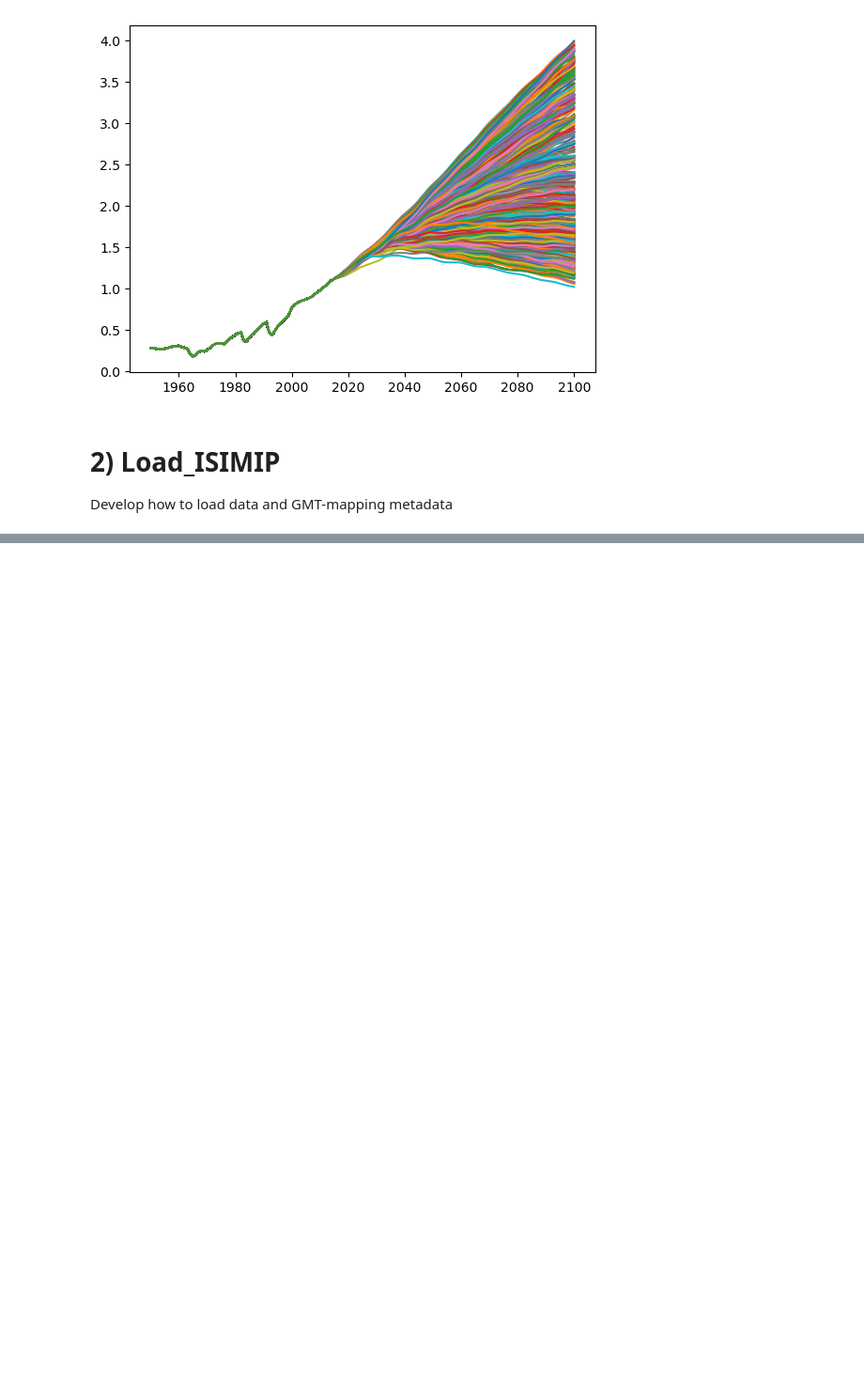
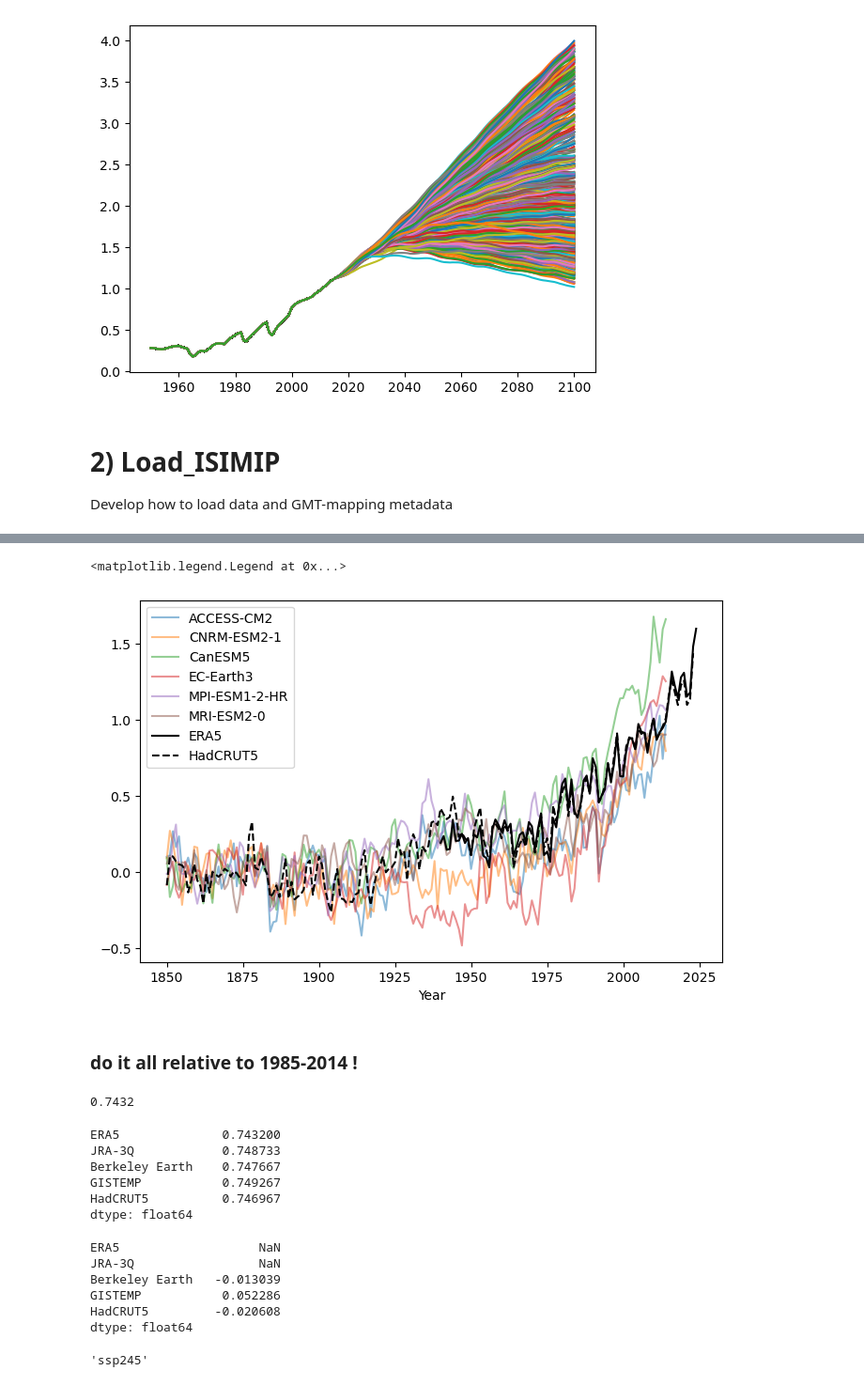
Before and after one commit to rosapietroiusti/dem4cli, a Jupyter notebook: development/dem4cli-dev-v2-part2.ipynb, the cells around one changed output, grey strips where cells are left out. Shown at 94% size. Drawn from its saved outputs; the diff is of its cells as text; code cells hidden in the pictures; blank space fills up the shorter version.

```diff
--- a/development/dem4cli-dev-v2-part2.ipynb
+++ b/development/dem4cli-dev-v2-part2.ipynb
@@ -467,0 +541,25 @@ Coordinates:
+# %%
+import matplotlib.pyplot as plt
+import pandas as pd
+import matplotlib.ticker as mticker
+
+filepath_model_gmst='../data/gmst-models/gmst_models_1850_2100_fwi.csv'
+df_GMT = pd.read_csv(filepath_model_gmst,index_col=0)
+df_GMT['year'] = df_GMT['year'].astype(int)
+
+# --- 1. Compute baseline (1850–1900 mean for each model) ---
+baseline = (
+    df_GMT.query("1850 <= year <= 1900")
+    .groupby("source_id")["tas"]
+    .mean()
+    .rename("tas_baseline")
+)
+df_GMT = df_GMT.merge(baseline, on="source_id")
+df_GMT["tas_anom"] = df_GMT["tas"] - df_GMT["tas_baseline"]
+
+# --- 2. Pivot to wide format ---
+df_wide = df_GMT.pivot_table(
+    index=["year", "experiment_id"],
+    columns="source_id",
+    values="tas_anom"
+)
@@ -467,0 +705,41 @@ Coordinates:
+# %%
+fig,ax = plt.subplots(figsize=(8,5))
+
+df_scenario = df_wide.xs('historical', level="experiment_id")
+df_scenario.plot(ax=ax, alpha=.5)
+
+gmt_obs['ERA5'].plot(ax=ax, c='k')
+gmt_obs['HadCRUT5'].plot(ax=ax, c='k', ls='--')
+
+plt.legend()
+# %% [output]
+<matplotlib.legend.Legend at 0x...>
+[figure, added]
+# %% [markdown]
+### do it all relative to 1985-2014 !
+# %%
+gmt_obs[['ERA5']].loc[1985:2014].mean()[0]
+# %% [output]
+0.7432
+# %%
+gmt_obs.loc[1985:2014].mean()
+# %% [output]
+ERA5              0.743200
+JRA-3Q            0.748733
+Berkeley Earth    0.747667
+GISTEMP           0.749267
+HadCRUT5          0.746967
+dtype: float64
+# %%
+gmt_obs.loc[1850:1900].mean()
+# %% [output]
+ERA5                   NaN
+JRA-3Q                 NaN
+Berkeley Earth   -0.013039
+GISTEMP           0.052286
+HadCRUT5         -0.020608
+dtype: float64
+# %%
+scenarios[2]
+# %% [output]
+'ssp245'
```
Also changed, not shown: parts of 21 cells of this notebook, 6 other files.
